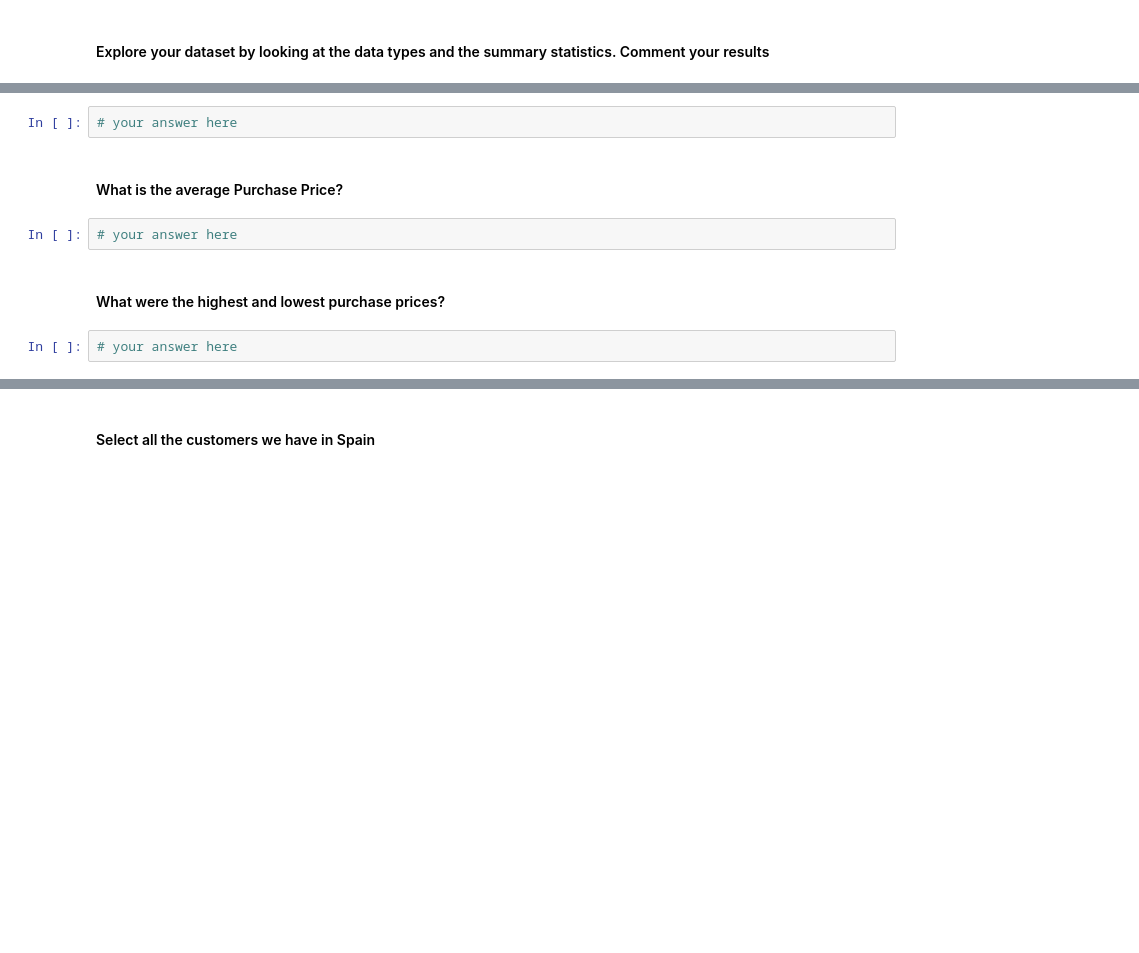
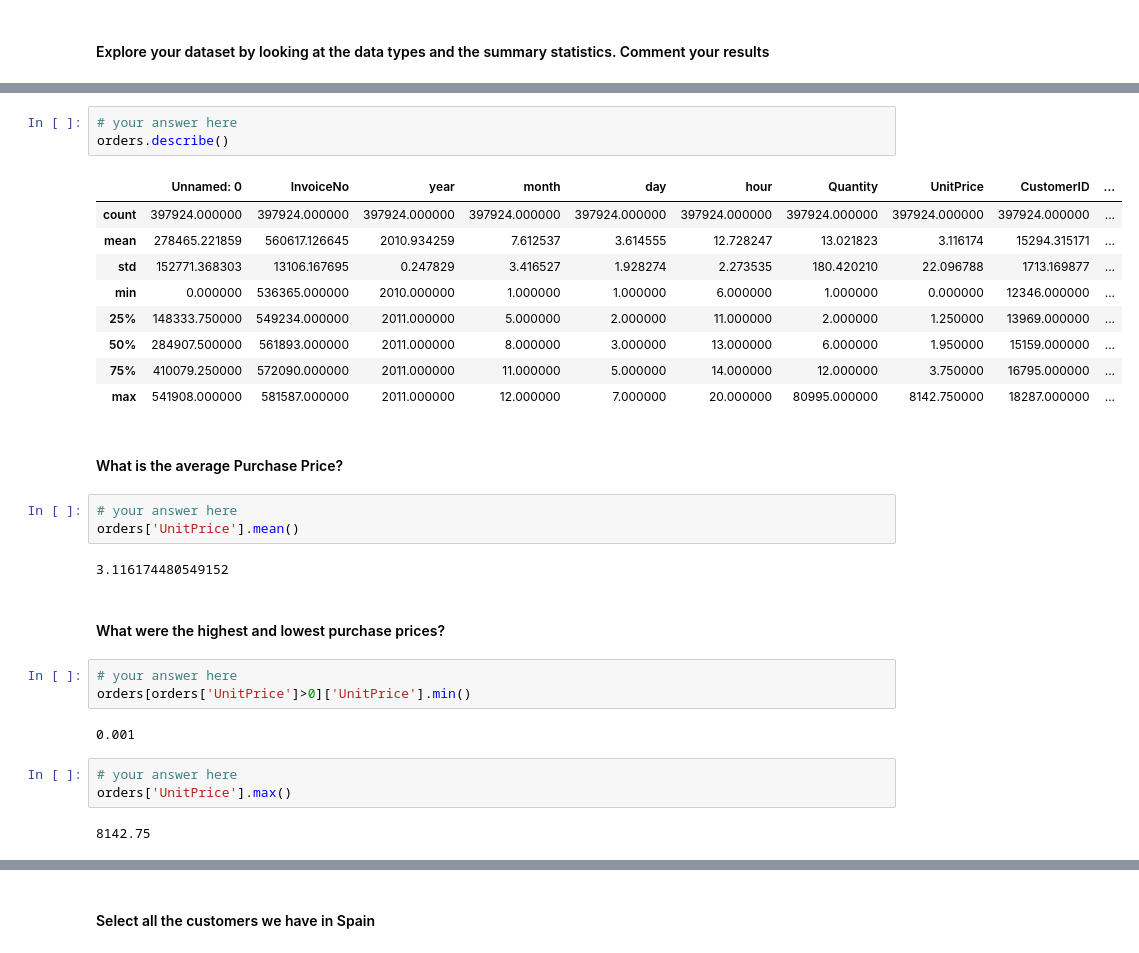
Before and after one commit to danielquer/data-pt-ber-08-20, a Jupyter notebook: Labs/module-2_labs/01_statistics/02_lab-subsetting-and-descriptive-stats/your-code/main-dani.ipynb, the cells around one changed output, grey strips where cells are left out. Saved outputs shown, nothing was run; the diff lists cells and outputs as text; blank space fills up the shorter version.

```diff
--- a/Labs/module-2_labs/01_statistics/02_lab-subsetting-and-descriptive-stats/your-code/main-dani.ipynb
+++ b/Labs/module-2_labs/01_statistics/02_lab-subsetting-and-descriptive-stats/your-code/main-dani.ipynb
@@ -284,10 +357,32 @@ employee[(employee['Title']=='associate') & (employee['Salary']>55)]
 # %%
 # your answer here
+orders.describe()
+# %% [output]
+|  | Unnamed: 0 | InvoiceNo | year | month | day | hour | Quantity | UnitPrice | CustomerID | ... |
+| count | 397924.000000 | 397924.000000 | 397924.000000 | 397924.000000 | 397924.000000 | 397924.000000 | 397924.000000 | 397924.000000 | 397924.000000 | ... |
+| mean | 278465.221859 | 560617.126645 | 2010.934259 | 7.612537 | 3.614555 | 12.728247 | 13.021823 | 3.116174 | 15294.315171 | ... |
+| std | 152771.368303 | 13106.167695 | 0.247829 | 3.416527 | 1.928274 | 2.273535 | 180.420210 | 22.096788 | 1713.169877 | ... |
+| min | 0.000000 | 536365.000000 | 2010.000000 | 1.000000 | 1.000000 | 6.000000 | 1.000000 | 0.000000 | 12346.000000 | ... |
+| 25% | 148333.750000 | 549234.000000 | 2011.000000 | 5.000000 | 2.000000 | 11.000000 | 2.000000 | 1.250000 | 13969.000000 | ... |
+| 50% | 284907.500000 | 561893.000000 | 2011.000000 | 8.000000 | 3.000000 | 13.000000 | 6.000000 | 1.950000 | 15159.000000 | ... |
+| 75% | 410079.250000 | 572090.000000 | 2011.000000 | 11.000000 | 5.000000 | 14.000000 | 12.000000 | 3.750000 | 16795.000000 | ... |
+| max | 541908.000000 | 581587.000000 | 2011.000000 | 12.000000 | 7.000000 | 20.000000 | 80995.000000 | 8142.750000 | 18287.000000 | ... |
 # %% [markdown]
 ####  What is the average Purchase Price?
 # %%
 # your answer here
+orders['UnitPrice'].mean()
+# %% [output]
+3.116174480549152
 # %% [markdown]
 #### What were the highest and lowest purchase prices?
+# %%
+# your answer here
+orders[orders['UnitPrice']>0]['UnitPrice'].min()
+# %% [output]
+0.001
 # %%
 # your answer here
+orders['UnitPrice'].max()
+# %% [output]
+8142.75
```
Also changed, not shown: parts of 22 cells of this notebook, 3 other files.
